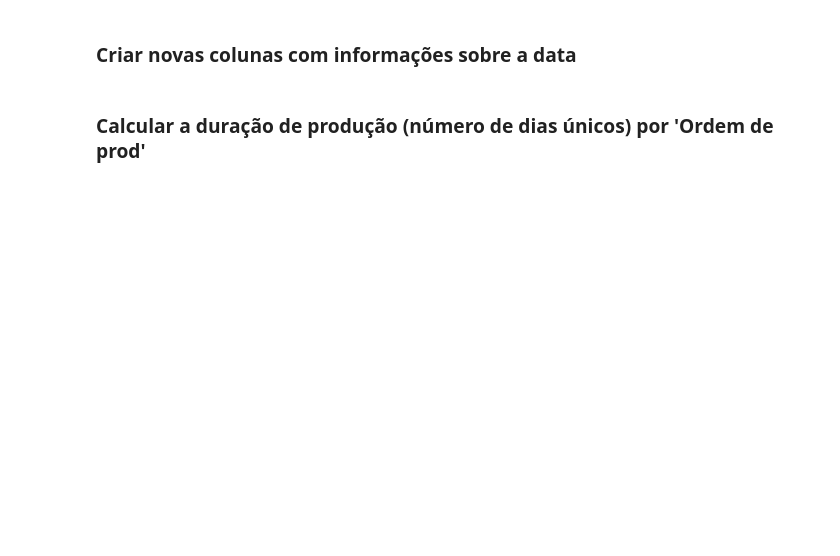
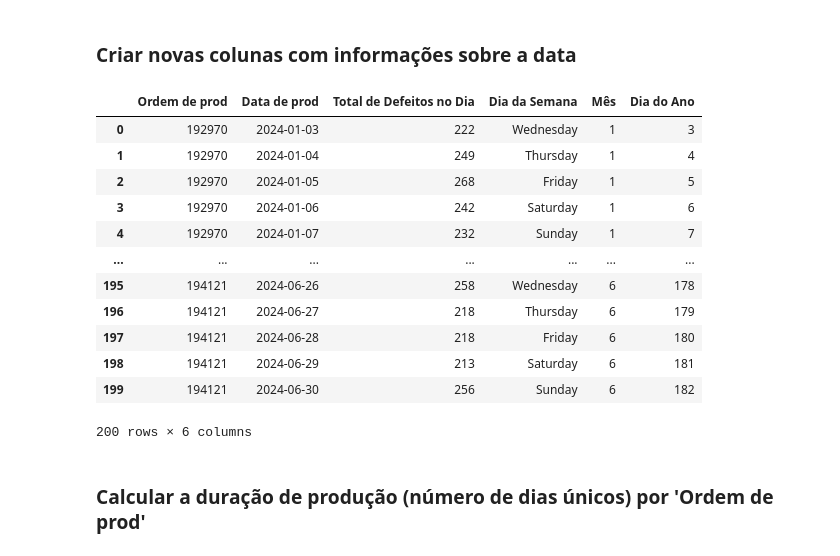
Before and after one commit to lucasz-g/Analise-Gotas, a Jupyter notebook: analises/modelo_ml.ipynb, the cells around one changed output. Saved outputs shown, nothing was run; the diff lists cells and outputs as text; code cells hidden in the pictures; blank space fills up the shorter version.

```diff
--- a/analises/modelo_ml.ipynb
+++ b/analises/modelo_ml.ipynb
@@ -159,6 +166,22 @@ df_sazonalidade['Data de prod'] = pd.to_datetime(df_sazonalidade['Data de prod']
 df_sazonalidade['Dia da Semana'] = df_sazonalidade['Data de prod'].dt.day_name()  # Nome do dia da semana
 df_sazonalidade['Mês'] = df_sazonalidade['Data de prod'].dt.month  # Número do mês
 df_sazonalidade['Dia do Ano'] = df_sazonalidade['Data de prod'].dt.dayofyear  # Número do dia do ano
+# %%
+df_sazonalidade
+# %% [output]
+|  | Ordem de prod | Data de prod | Total de Defeitos no Dia | Dia da Semana | Mês | Dia do Ano |
+| 0 | 192970 | 2024-01-03 | 222 | Wednesday | 1 | 3 |
+| 1 | 192970 | 2024-01-04 | 249 | Thursday | 1 | 4 |
+| 2 | 192970 | 2024-01-05 | 268 | Friday | 1 | 5 |
+| 3 | 192970 | 2024-01-06 | 242 | Saturday | 1 | 6 |
+| 4 | 192970 | 2024-01-07 | 232 | Sunday | 1 | 7 |
+| ... | ... | ... | ... | ... | ... | ... |
+| 195 | 194121 | 2024-06-26 | 258 | Wednesday | 6 | 178 |
+| 196 | 194121 | 2024-06-27 | 218 | Thursday | 6 | 179 |
+| 197 | 194121 | 2024-06-28 | 218 | Friday | 6 | 180 |
+| 198 | 194121 | 2024-06-29 | 213 | Saturday | 6 | 181 |
+| 199 | 194121 | 2024-06-30 | 256 | Sunday | 6 | 182 |
+200 rows × 6 columns
 # %% [markdown]
 ### Calcular a duração de produção (número de dias únicos) por 'Ordem de prod'
 # %%
```
Also changed, not shown: parts of 6 cells of this notebook, 2 other files.
